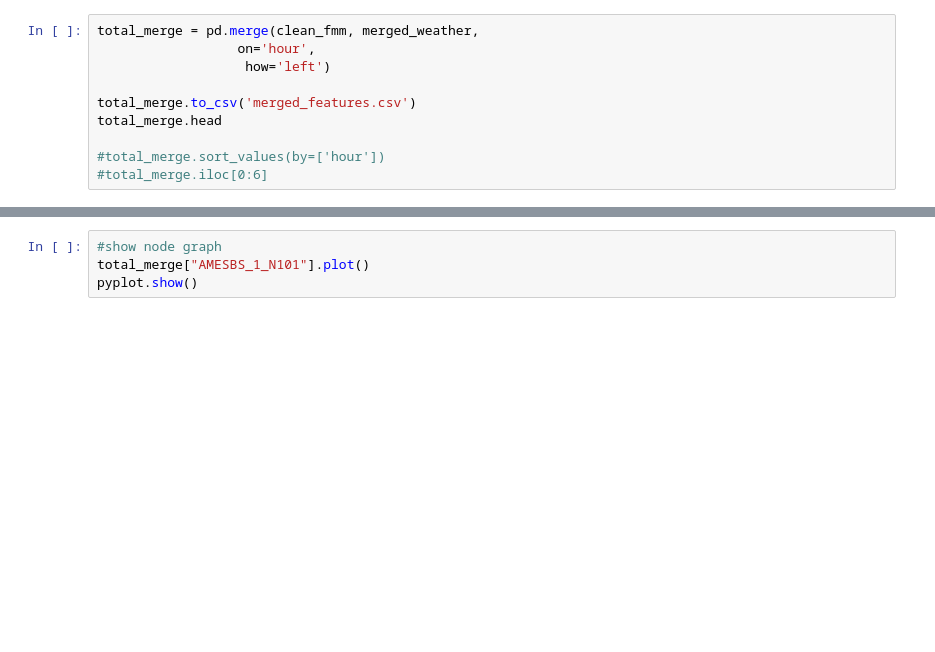
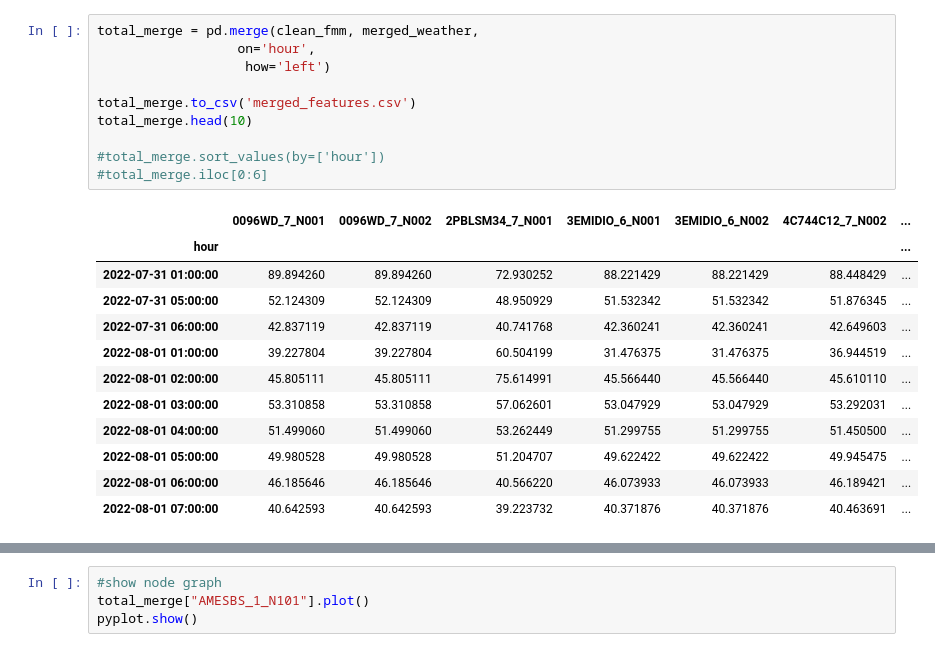
Before and after one commit to simoneliasen/yggdrasil, a Jupyter notebook: data_wrangling/data_wrangling.ipynb, the cells around one changed output, grey strips where cells are left out. Drawn from its saved outputs; the diff is of its cells as text; blank space fills up the shorter version.

```diff
--- a/data_wrangling/data_wrangling.ipynb
+++ b/data_wrangling/data_wrangling.ipynb
@@ -300,11 +296,23 @@ iteration no. 164
 # %%
 total_merge = pd.merge(clean_fmm, merged_weather,
                   on='hour',
                    how='left')
 
 total_merge.to_csv('merged_features.csv')
-total_merge.head
+total_merge.head(10)
 
 #total_merge.sort_values(by=['hour'])
 #total_merge.iloc[0:6]
 # %% [output]
+|  | 0096WD_7_N001 | 0096WD_7_N002 | 2PBLSM34_7_N001 | 3EMIDIO_6_N001 | 3EMIDIO_6_N002 | 4C744C12_7_N002 | ... |
+| hour |  |  |  |  |  |  | ... |
+| 2022-07-31 01:00:00 | 89.894260 | 89.894260 | 72.930252 | 88.221429 | 88.221429 | 88.448429 | ... |
+| 2022-07-31 05:00:00 | 52.124309 | 52.124309 | 48.950929 | 51.532342 | 51.532342 | 51.876345 | ... |
+| 2022-07-31 06:00:00 | 42.837119 | 42.837119 | 40.741768 | 42.360241 | 42.360241 | 42.649603 | ... |
+| 2022-08-01 01:00:00 | 39.227804 | 39.227804 | 60.504199 | 31.476375 | 31.476375 | 36.944519 | ... |
+| 2022-08-01 02:00:00 | 45.805111 | 45.805111 | 75.614991 | 45.566440 | 45.566440 | 45.610110 | ... |
+| 2022-08-01 03:00:00 | 53.310858 | 53.310858 | 57.062601 | 53.047929 | 53.047929 | 53.292031 | ... |
+| 2022-08-01 04:00:00 | 51.499060 | 51.499060 | 53.262449 | 51.299755 | 51.299755 | 51.450500 | ... |
+| 2022-08-01 05:00:00 | 49.980528 | 49.980528 | 51.204707 | 49.622422 | 49.622422 | 49.945475 | ... |
+| 2022-08-01 06:00:00 | 46.185646 | 46.185646 | 40.566220 | 46.073933 | 46.073933 | 46.189421 | ... |
+| 2022-08-01 07:00:00 | 40.642593 | 40.642593 | 39.223732 | 40.371876 | 40.371876 | 40.463691 | ... |
```
Also changed, not shown: parts of 5 cells of this notebook.
